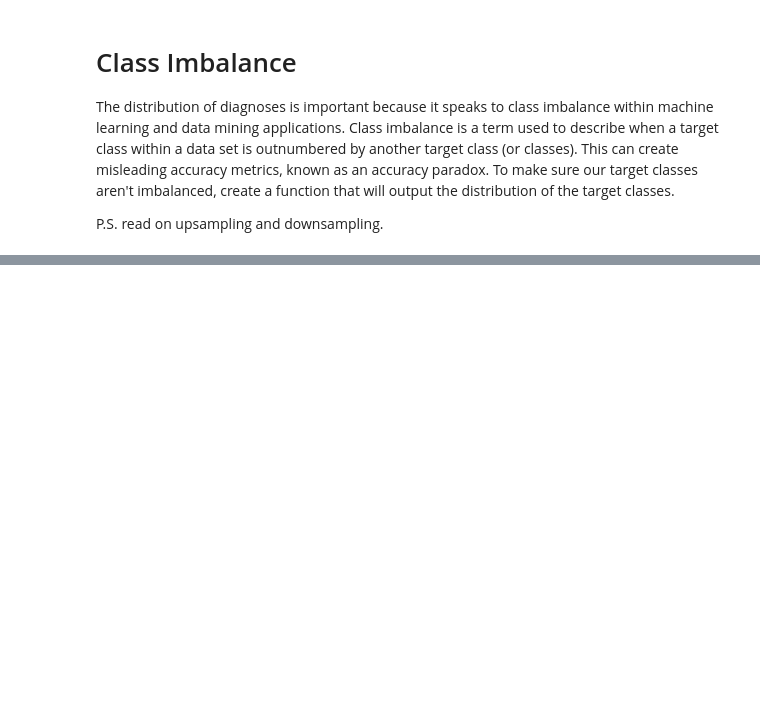
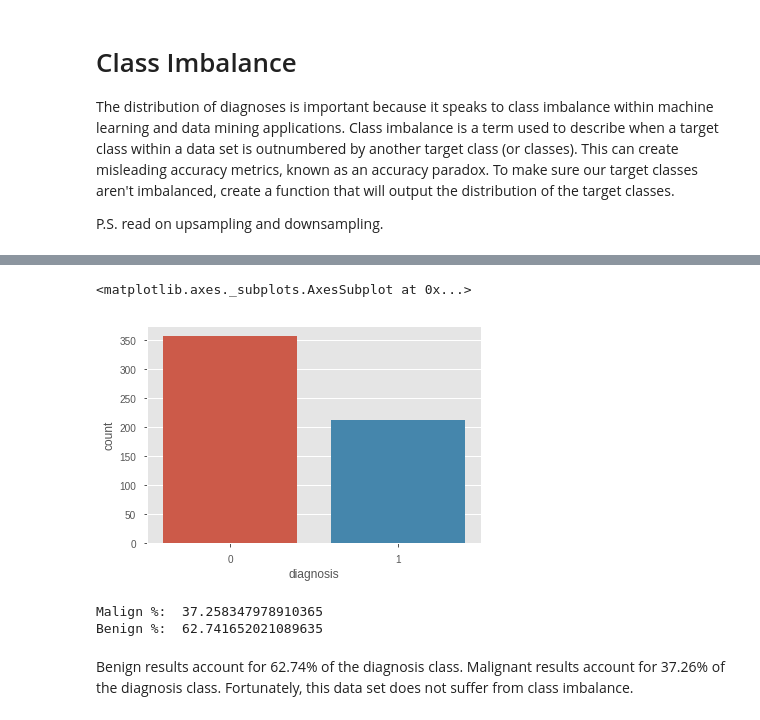
Before and after one commit to ddb95/Data_Science_and_ML_Projects, a Jupyter notebook: breastCancerWinsconsin/breastCancer_Classification_using_Random_forest.ipynb, the cells around one changed output, grey strips where cells are left out. Saved outputs shown, nothing was run; the diff lists cells and outputs as text; code cells hidden in the pictures; blank space fills up the shorter version.

Commit message:
Class Imbalance Understood

```diff
--- a/breastCancerWinsconsin/breastCancer_Classification_using_Random_forest.ipynb
+++ b/breastCancerWinsconsin/breastCancer_Classification_using_Random_forest.ipynb
@@ -209,0 +213,14 @@ def classDistributionCheck(df, col):
+# %%
+sns.countplot('diagnosis', data=breast_cancer_data)
+# %% [output]
+<matplotlib.axes._subplots.AxesSubplot at 0x...>
+[figure, added]
+# %%
+total = breast_cancer_data['diagnosis'].value_counts()[1] + breast_cancer_data['diagnosis'].value_counts()[0]
+print('Malign %: ', (breast_cancer_data['diagnosis'].value_counts()[1]/total)*100)
+print('Benign %: ', (breast_cancer_data['diagnosis'].value_counts()[0]/total)*100)
+# %% [output]
+Malign %:  37.258347978910365
+Benign %:  62.741652021089635
+# %% [markdown]
+Benign results account for 62.74% of the diagnosis class. Malignant results account for 37.26% of the diagnosis class. Fortunately, this data set does not suffer from class imbalance.
```
Also changed, not shown: parts of 8 cells of this notebook.
